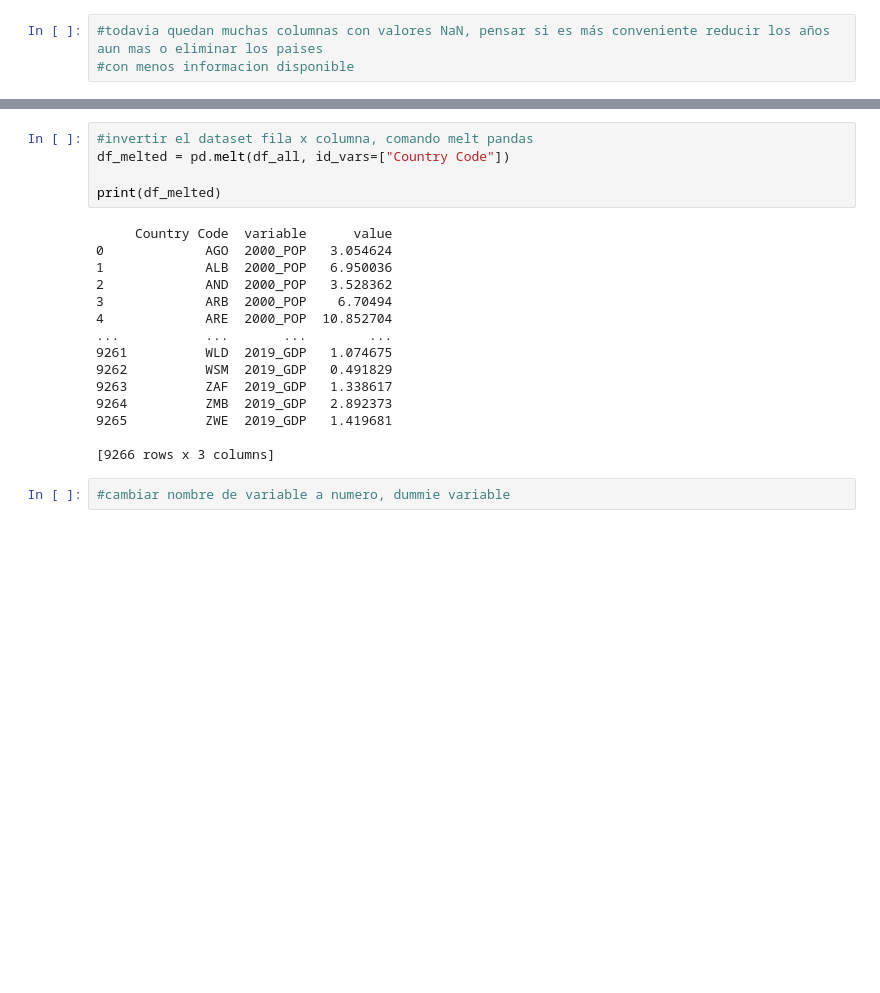
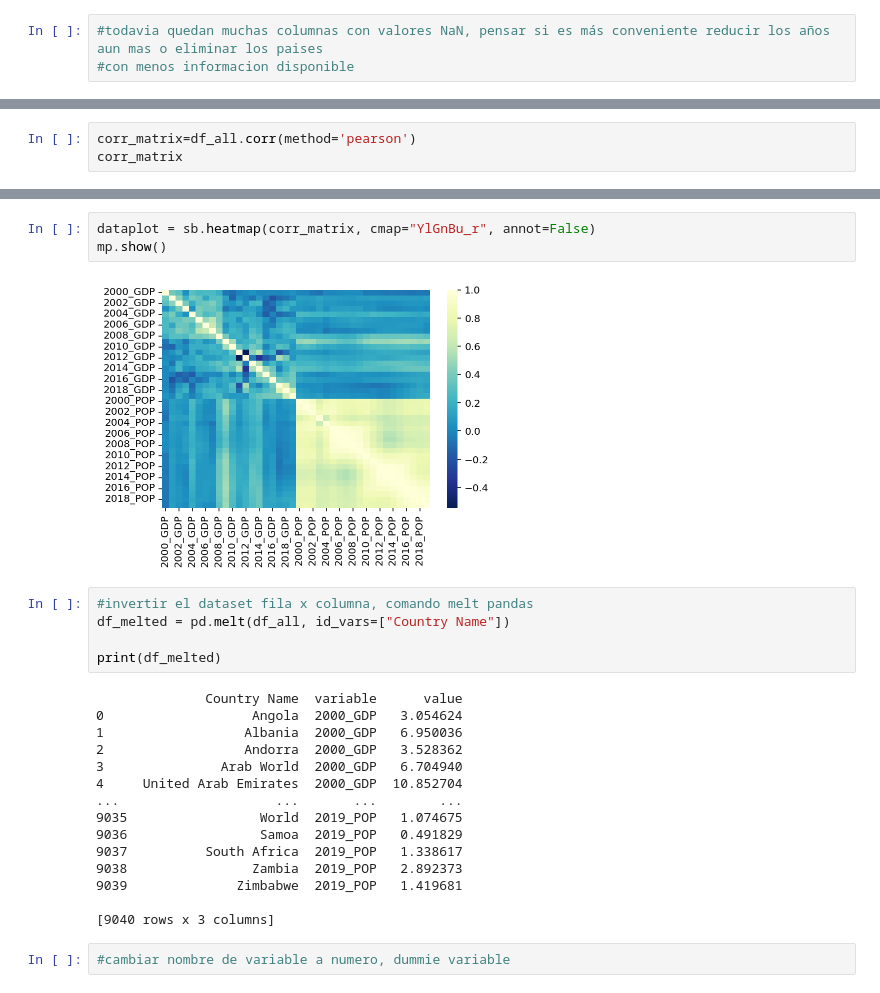
Before and after one commit to proyecto-analitica-empresarial/Entrega, a Jupyter notebook: Analitica_empresarial_Copy1.ipynb, the cells around one changed output, grey strips where cells are left out. Saved outputs shown, nothing was run; the diff lists cells and outputs as text; blank space fills up the shorter version.

```diff
--- a/Analitica_empresarial_Copy1.ipynb
+++ b/Analitica_empresarial_Copy1.ipynb
@@ -281,0 +284,3 @@ df_all
+# %%
+corr_matrix=df_all.corr(method='pearson')
+corr_matrix
@@ -282,23 +306,28 @@ df_all
+# %%
+dataplot = sb.heatmap(corr_matrix, cmap="YlGnBu_r", annot=False)
+mp.show()
+# %% [output]
+[figure, added]
 # %%
 #invertir el dataset fila x columna, comando melt pandas
-df_melted = pd.melt(df_all, id_vars=["Country Code"])
+df_melted = pd.melt(df_all, id_vars=["Country Name"])
 
 print(df_melted)
 # %% [output]
-     Country Code  variable      value
-0             AGO  2000_POP   3.054624
-1             ALB  2000_POP   6.950036
-2             AND  2000_POP   3.528362
-3             ARB  2000_POP    6.70494
-4             ARE  2000_POP  10.852704
-...           ...       ...        ...
-9261          WLD  2019_GDP   1.074675
-9262          WSM  2019_GDP   0.491829
-9263          ZAF  2019_GDP   1.338617
-9264          ZMB  2019_GDP   2.892373
-9265          ZWE  2019_GDP   1.419681
+              Country Name  variable      value
+0                   Angola  2000_GDP   3.054624
+1                  Albania  2000_GDP   6.950036
+2                  Andorra  2000_GDP   3.528362
+3               Arab World  2000_GDP   6.704940
+4     United Arab Emirates  2000_GDP  10.852704
+...                    ...       ...        ...
+9035                 World  2019_POP   1.074675
+9036                 Samoa  2019_POP   0.491829
+9037          South Africa  2019_POP   1.338617
+9038                Zambia  2019_POP   2.892373
+9039              Zimbabwe  2019_POP   1.419681
 
-[9266 rows x 3 columns]
+[9040 rows x 3 columns]
 # %%
 #cambiar nombre de variable a numero, dummie variable
 # %%
```
Also changed, not shown: parts of 7 cells of this notebook.
